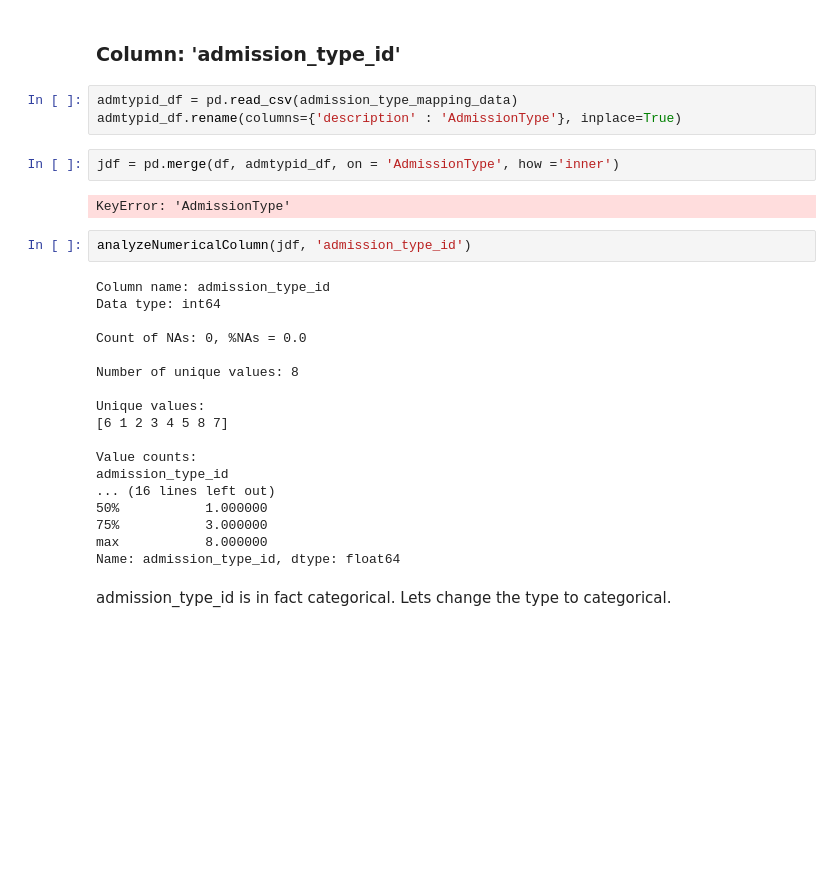
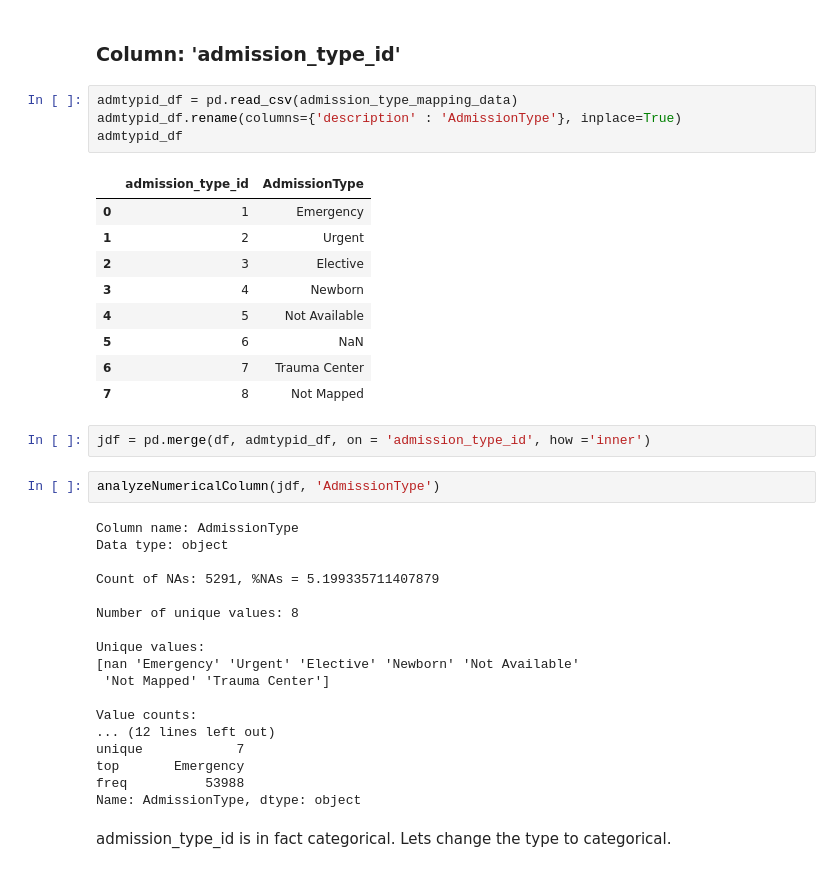
Before and after one commit to abhitoshj/diabetes-readmission, a Jupyter notebook: Code/02-data-preprocessing.ipynb, the cells around one changed output. Drawn from its saved outputs; the diff is of its cells as text; blank space fills up the shorter version.

Commit message:
Handling diag columns

```diff
--- a/Code/02-data-preprocessing.ipynb
+++ b/Code/02-data-preprocessing.ipynb
@@ -781,30 +823,39 @@ def analyzeNumericalColumn(df, columnName):
 # %%
 admtypid_df = pd.read_csv(admission_type_mapping_data)
 admtypid_df.rename(columns={'description' : 'AdmissionType'}, inplace=True)
+admtypid_df
+# %% [output]
+|  | admission_type_id | AdmissionType |
+| 0 | 1 | Emergency |
+| 1 | 2 | Urgent |
+| 2 | 3 | Elective |
+| 3 | 4 | Newborn |
+| 4 | 5 | Not Available |
+| 5 | 6 | NaN |
+| 6 | 7 | Trauma Center |
+| 7 | 8 | Not Mapped |
 # %%
-jdf = pd.merge(df, admtypid_df, on = 'AdmissionType', how ='inner')
+jdf = pd.merge(df, admtypid_df, on = 'admission_type_id', how ='inner')
-# %% [output]
-KeyError: 'AdmissionType'
 # %%
-analyzeNumericalColumn(jdf, 'admission_type_id')
+analyzeNumericalColumn(jdf, 'AdmissionType')
 # %% [output]
-Column name: admission_type_id
-Data type: int64
+Column name: AdmissionType
+Data type: object
 
-Count of NAs: 0, %NAs = 0.0
+Count of NAs: 5291, %NAs = 5.199335711407879
 
 Number of unique values: 8
 
 Unique values:
-[6 1 2 3 4 5 8 7]
+[nan 'Emergency' 'Urgent' 'Elective' 'Newborn' 'Not Available'
+ 'Not Mapped' 'Trauma Center']
 
 Value counts:
-admission_type_id
-... (16 lines left out)
-50%           1.000000
-75%           3.000000
-max           8.000000
-Name: admission_type_id, dtype: float64
+... (12 lines left out)
+unique            7
+top       Emergency
+freq          53988
+Name: AdmissionType, dtype: object
 # %% [markdown]
 admission_type_id is in fact categorical. Lets change the type to categorical.
 # %%
```
Also changed, not shown: parts of 20 cells of this notebook, 1 other file.
